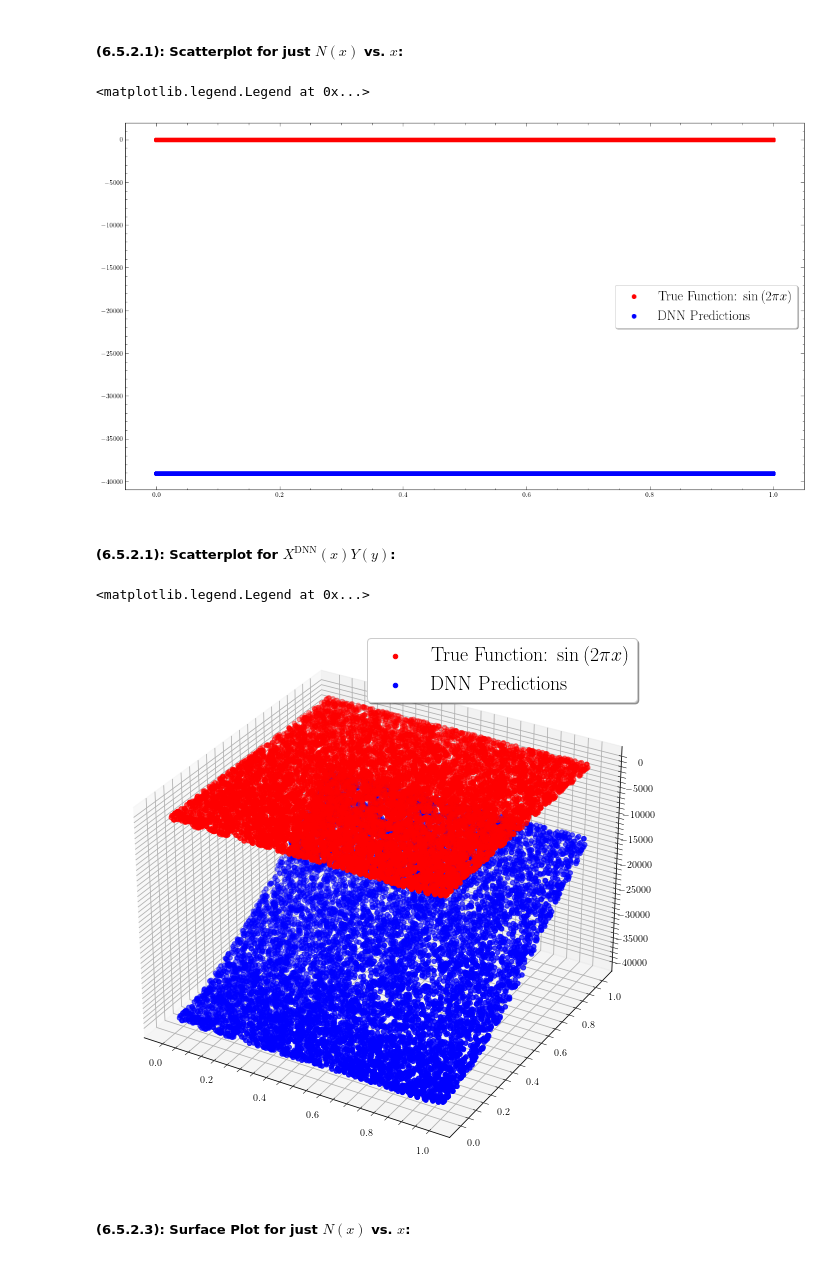
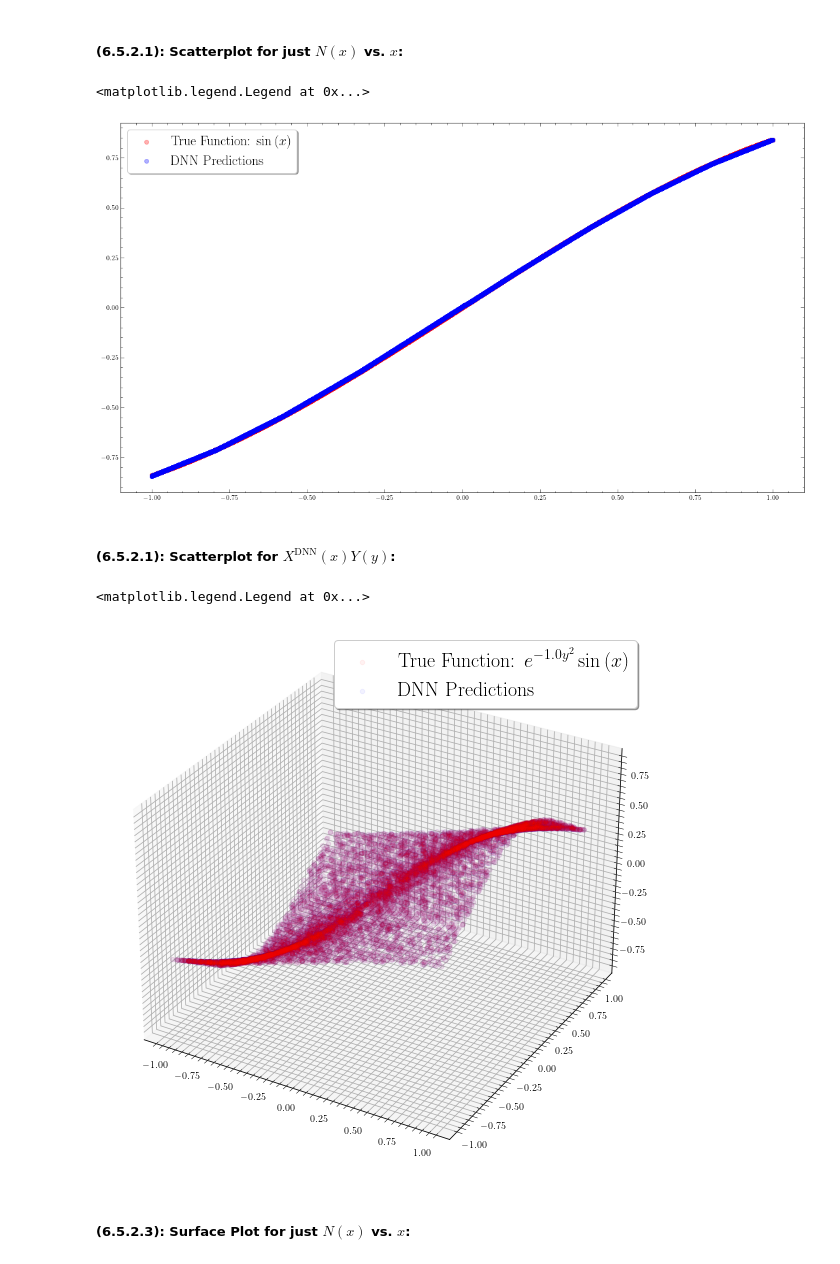
Before and after one commit to Woofmagic/sivers_regression, a Jupyter notebook: app/notebooks/symbolic_approach.ipynb, the cells around one changed output. Drawn from its saved outputs; the diff is of its cells as text; code cells hidden in the pictures.

```diff
--- a/app/notebooks/symbolic_approach.ipynb
+++ b/app/notebooks/symbolic_approach.ipynb
@@ -130,10 +137,10 @@ plt.rcParams['ytick.right'] = True
 # %% [markdown]
 ### (1.4.2): Generating some Random $x$ and $y$ values:
 # %%
-x_values = np.random.uniform(low = 0., high = 1., size = 10000).astype(np.float32)
-y_values = np.random.uniform(low = 0., high = 1., size = 10000).astype(np.float32)
+x_domain_values = np.random.uniform(low = -1., high = 1., size = 10000).astype(np.float32)
+y_domain_values = np.random.uniform(low = -1., high = 1., size = 10000).astype(np.float32)
 
-f_values = lambdified_f_function_of_x_and_y(x_values, y_values).astype(np.float32)
+function_f_values = lambdified_f_function_of_x_and_y(x_domain_values, y_domain_values).astype(np.float32)
 # %% [markdown]
 ### (1.4.3): Visualizing the "input space":
 # %%
@@ -155,8 +164,10 @@ n_vs_x_axis.scatter(x_values, lambdified_X_function_of_x(x_values))
 # %% [markdown]
 ### (1.4.2): Visualizing $Y(y)$ vs. $y$:
 # %%
+function_y_values = lambdified_Y_function_of_y(y_domain_values)
+
 f_vs_p_figure = plt.figure(figsize = (18, 10))
 f_vs_p_axis = f_vs_p_figure.add_subplot(1, 1, 1)
-f_vs_p_axis.scatter(y_values, lambdified_Y_function_of_y(y_values))
+f_vs_p_axis.scatter(y_domain_values, function_y_values)
 # %% [output]
 <matplotlib.collections.PathCollection at 0x...>
@@ -369,0 +378,16 @@ np.random.shuffle(indices)
+# %%
+
+# (): Stack along the "horizonal" direction --- in our case, it will effectively make tuples:
+xy_pairs = np.stack(
+    arrays = (x_domain_values, y_domain_values),
+    axis = 1)
+
+# (): This will just extract the total number of tuples:
+number_of_samples = xy_pairs.shape[0]
+
+# (): This creates a NumPy array of numbers from 0 to len(input-array) - 1,
+# | so it is ideal to construct a NumPy array of *indices*:
+indices = np.arange(number_of_samples)
+
+# (): Now, shuffle the index array:
+np.random.shuffle(indices)
@@ -726,5 +816,5 @@ evaluation_axis.legend(fontsize = 20)
 # %% [markdown]
 #### (6.5.1): Numerical Predictions:
 # %%
-model_predictions = np.array(tensorflow_model_for_x_function.predict(x_values_normalized))
+model_predictions = np.array(model.predict(xy_pairs))
 # %% [output]
@@ -736,23 +826,23 @@ model_predictions = np.array(tensorflow_model_for_x_function.predict(x_values_no
 # %%
 f_vs_p_figure = plt.figure(figsize = (18, 10))
 f_vs_p_axis = f_vs_p_figure.add_subplot(1, 1, 1)
-f_vs_p_axis.scatter(x_values, X_values_normalized, color = 'red', label = rf"True Function: ${sp.latex(X_function_of_x)}$")
-f_vs_p_axis.scatter(x_values, model_predictions, color = 'blue', label = "DNN Predictions")
+f_vs_p_axis.scatter(x_domain_values, function_x_values, color = 'red', alpha = 0.3, label = rf"True Function: ${sp.latex(X_function_of_x)}$")
+f_vs_p_axis.scatter(x_domain_values, model_predictions, color = 'blue', alpha = 0.3, label = "DNN Predictions")
 plt.legend(fontsize = 20, shadow = True)
 # %% [output]
 <matplotlib.legend.Legend at 0x...>
-[figure, old version]
+[figure, new version]
 # %% [markdown]
 ##### (6.5.2.1): Scatterplot for $X^{\text{DNN}}(x) Y(y)$:
 # %%
 f_vs_p_figure = plt.figure(figsize = (18, 10))
 f_vs_p_axis = f_vs_p_figure.add_subplot(1, 1, 1, projection = "3d")
-f_vs_p_axis.scatter(x_values, y_values, f_values, color = 'red', label = rf"True Function: ${sp.latex()}$")
-f_vs_p_axis.scatter(x_values, y_values, model_predictions.ravel() * lambdified_Y_function_of_y(y_values), color = 'blue', label = "DNN Predictions")
+f_vs_p_axis.scatter(x_domain_values, y_domain_values, function_f_values, color = 'red', alpha = 0.05, label = rf"True Function: ${sp.latex(f_function_of_x_and_y)}$")
+f_vs_p_axis.scatter(x_domain_values, y_domain_values, model_predictions.ravel() * function_y_values, color = 'blue', alpha = 0.05, label = "DNN Predictions")
 plt.legend(fontsize = 20, shadow = True)
 # %% [output]
 <matplotlib.legend.Legend at 0x...>
-[figure, old version]
+[figure, new version]
 # %% [markdown]
 ##### (6.5.2.3): Surface Plot for just $N(x)$ vs. $x$:
 # %%
```
Also changed, not shown: parts of 39 cells of this notebook, 4 other files.
